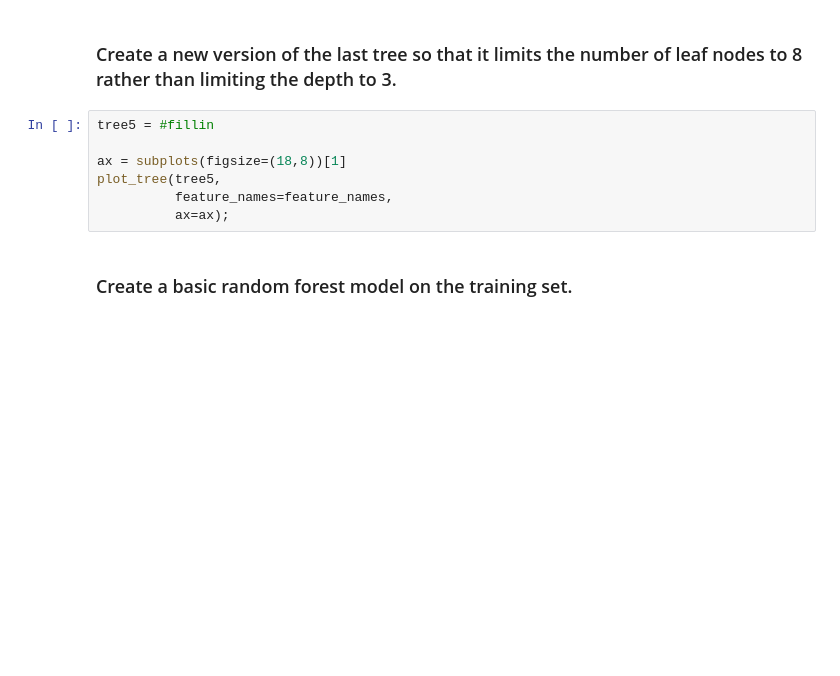
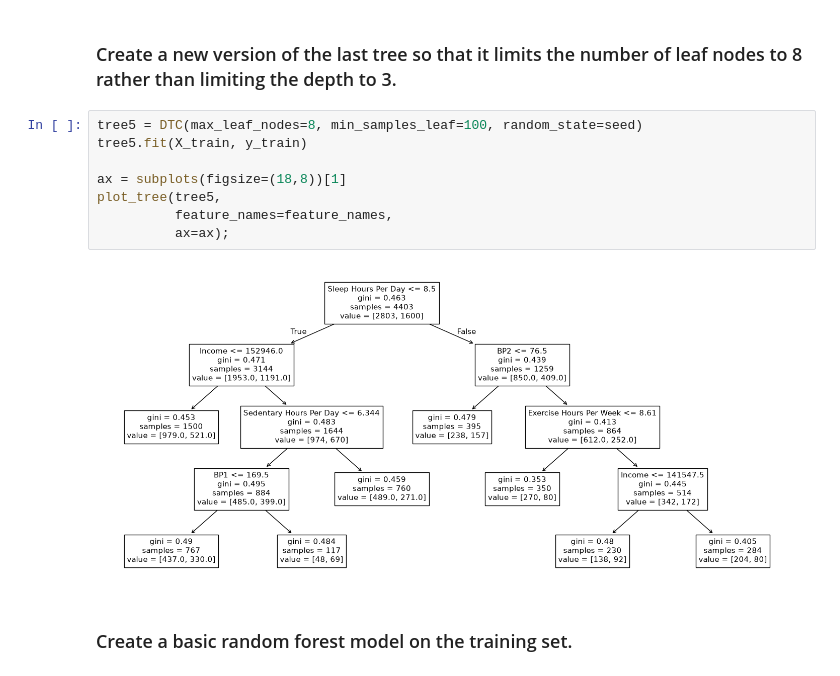
Before and after one commit to charmi124/code_2600, a Jupyter notebook: mod08_rf.ipynb, the cells around one changed output. Cells and saved outputs as stored; diff of their text form; blank space fills up the shorter version.

```diff
--- a/mod08_rf.ipynb
+++ b/mod08_rf.ipynb
@@ -106,12 +178,15 @@ plot_tree(tree4,
 # %% [markdown]
 ### Create a new version of the last tree so that it limits the number of leaf nodes to 8 rather than limiting the depth to 3.
 # %%
-tree5 = #fillin
+tree5 = DTC(max_leaf_nodes=8, min_samples_leaf=100, random_state=seed)
+tree5.fit(X_train, y_train)
 
 ax = subplots(figsize=(18,8))[1]
 plot_tree(tree5,
           feature_names=feature_names,
           ax=ax);
+# %% [output]
+[figure, added]
 # %% [markdown]
 ### Create a basic random forest model on the training set.
 # %%
```
Also changed, not shown: parts of 22 cells of this notebook.
